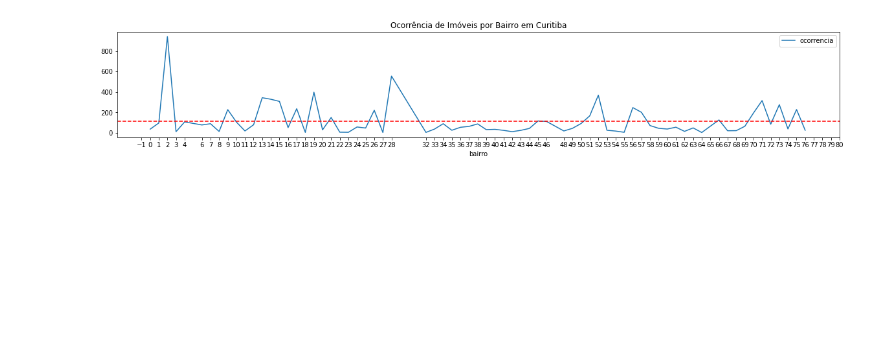
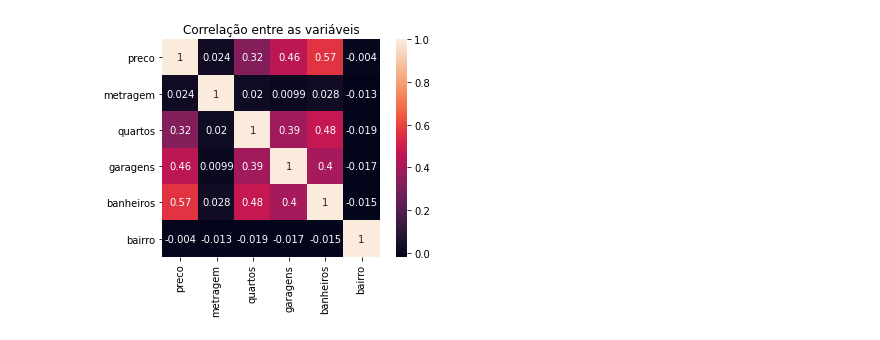
Before and after one commit to ednakatani/buscar_imoveis, a Jupyter notebook: plot.ipynb, the cells around one changed output. Saved outputs shown, nothing was run; the diff lists cells and outputs as text; code cells hidden in the pictures; blank space fills up the shorter version.

```diff
--- a/plot.ipynb
+++ b/plot.ipynb
@@ -13,15 +16,8 @@ df.head()
-# %%
-plot_df = pd.DataFrame({
-   'ocorrencia': df.quantidade
-   }, index=df.bairro)
-
-ax = plot_df.plot(figsize=(20,3), title='Ocorrência de Imóveis por Bairro em Curitiba')
-
-ax.set_xticks(df.bairro)
-ax.axhline(y=df.quantidade.mean(), color='r', linestyle='--')
-ax.set_facecolor('w')
-
-fig = ax.get_figure()
-fig.savefig('plot.png')
-# %% [output]
-[figure, removed]
+# %%
+correlacoes = df.corr()
+fig, ax = plt.subplots()
+ax.set_title('Correlação entre as variáveis')
+sns.heatmap(correlacoes,square=True, annot=True)
+plt.show()
+# %% [output]
+[figure, added]
```
Also changed, not shown: parts of 5 cells of this notebook, 5 other files.
